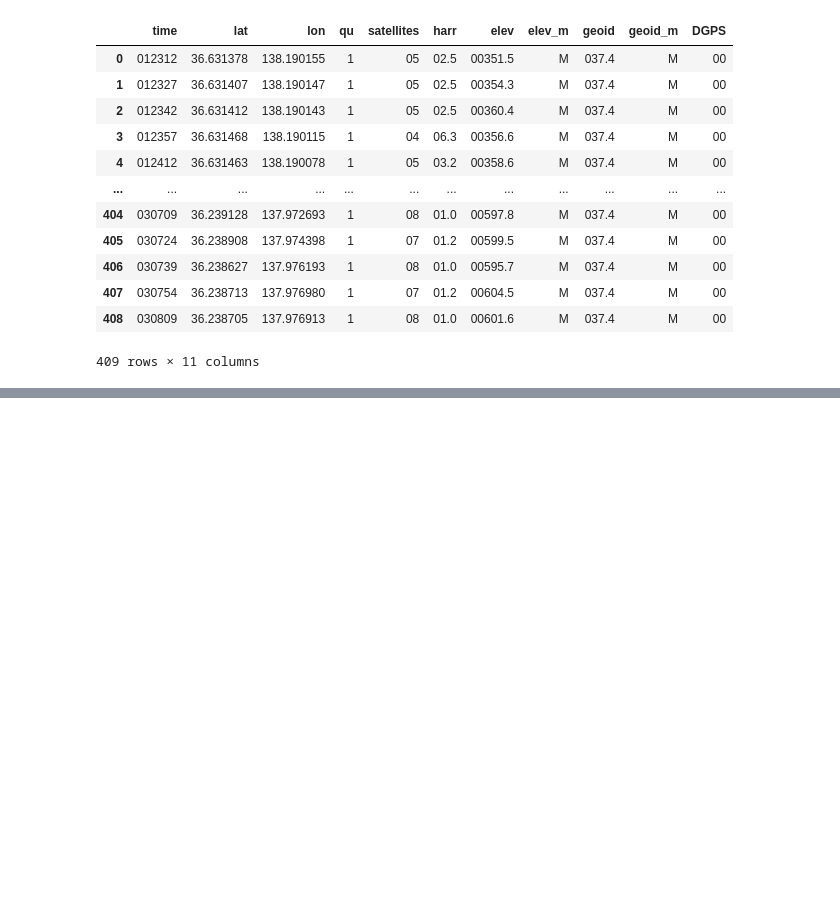
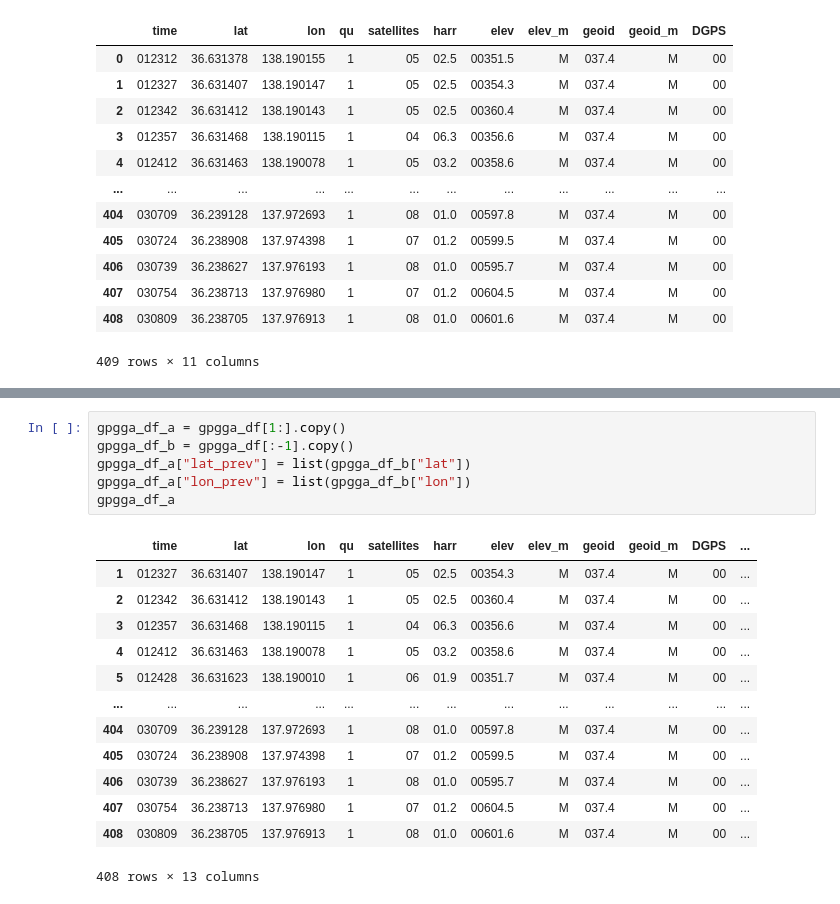
Before and after one commit to asano-lab/oasobi, a Jupyter notebook: ex10.ipynb, the cells around one changed output, grey strips where cells are left out. Cells and saved outputs as stored; diff of their text form; blank space fills up the shorter version.

```diff
--- a/ex10.ipynb
+++ b/ex10.ipynb
@@ -78,3 +78,23 @@ for i in gpgga_df.index:
 m
 # %% [output]
 [interactive output not drawn]
+# %%
+gpgga_df_a = gpgga_df[1:].copy()
+gpgga_df_b = gpgga_df[:-1].copy()
+gpgga_df_a["lat_prev"] = list(gpgga_df_b["lat"])
+gpgga_df_a["lon_prev"] = list(gpgga_df_b["lon"])
+gpgga_df_a
+# %% [output]
+|  | time | lat | lon | qu | satellites | harr | elev | elev_m | geoid | geoid_m | DGPS | ... |
+| 1 | 012327 | 36.631407 | 138.190147 | 1 | 05 | 02.5 | 00354.3 | M | 037.4 | M | 00 | ... |
+| 2 | 012342 | 36.631412 | 138.190143 | 1 | 05 | 02.5 | 00360.4 | M | 037.4 | M | 00 | ... |
+| 3 | 012357 | 36.631468 | 138.190115 | 1 | 04 | 06.3 | 00356.6 | M | 037.4 | M | 00 | ... |
+| 4 | 012412 | 36.631463 | 138.190078 | 1 | 05 | 03.2 | 00358.6 | M | 037.4 | M | 00 | ... |
+| 5 | 012428 | 36.631623 | 138.190010 | 1 | 06 | 01.9 | 00351.7 | M | 037.4 | M | 00 | ... |
+| ... | ... | ... | ... | ... | ... | ... | ... | ... | ... | ... | ... | ... |
+| 404 | 030709 | 36.239128 | 137.972693 | 1 | 08 | 01.0 | 00597.8 | M | 037.4 | M | 00 | ... |
+| 405 | 030724 | 36.238908 | 137.974398 | 1 | 07 | 01.2 | 00599.5 | M | 037.4 | M | 00 | ... |
+| 406 | 030739 | 36.238627 | 137.976193 | 1 | 08 | 01.0 | 00595.7 | M | 037.4 | M | 00 | ... |
+| 407 | 030754 | 36.238713 | 137.976980 | 1 | 07 | 01.2 | 00604.5 | M | 037.4 | M | 00 | ... |
+| 408 | 030809 | 36.238705 | 137.976913 | 1 | 08 | 01.0 | 00601.6 | M | 037.4 | M | 00 | ... |
+408 rows × 13 columns
```
